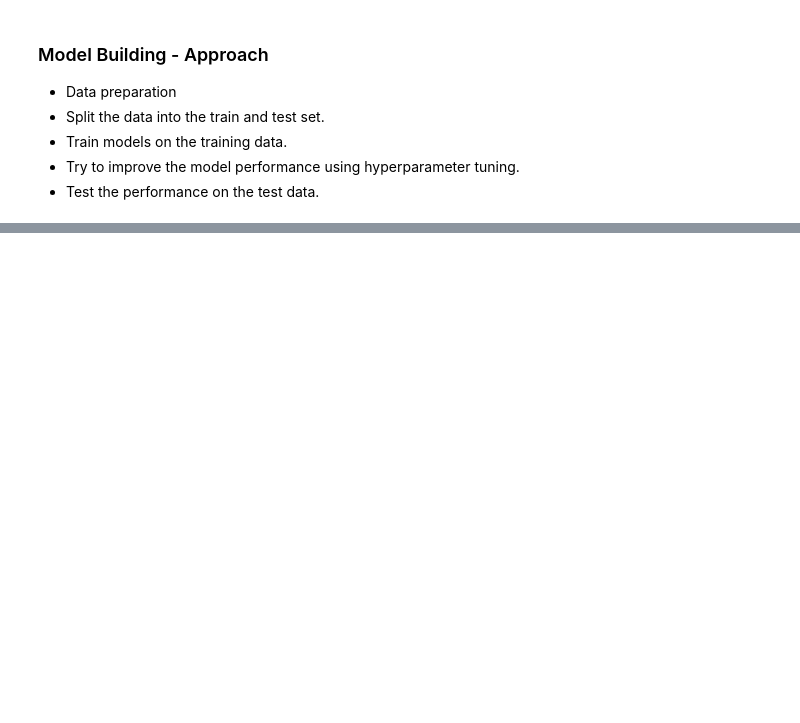
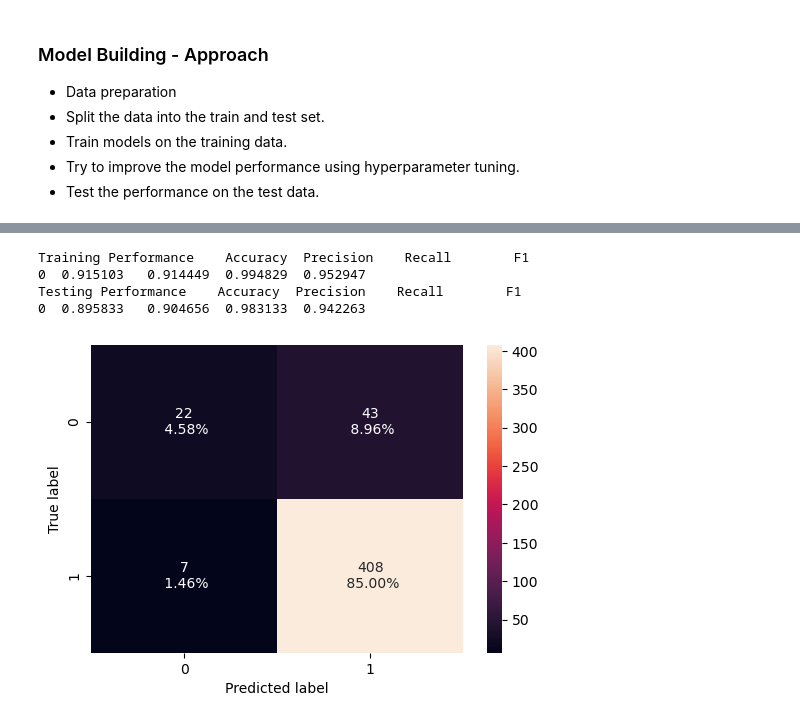
Before and after one commit to poonampal/AIML, a Jupyter notebook: Ensemble Technique/Ensemble_Boosting.ipynb, the cells around one changed output, grey strips where cells are left out. Drawn from its saved outputs; the diff is of its cells as text; code cells hidden in the pictures; blank space fills up the shorter version.

```diff
--- a/Ensemble Technique/Ensemble_Boosting.ipynb
+++ b/Ensemble Technique/Ensemble_Boosting.ipynb
@@ -122,0 +232,14 @@ df.describe()
+# %%
+dtree_estimator_model_train_perf = model_performance_classification_sklearn(dtree_estimator, X_train, y_train)
+dtree_estimator_model_test_perf = model_performance_classification_sklearn(dtree_estimator,X_test, y_test)
+
+print("Training Performance", dtree_estimator_model_train_perf)
+print("Testing Performance", dtree_estimator_model_test_perf)
+
+confusion_matrix_sklearn(dtree_estimator, X_test,y_test)
+# %% [output]
+Training Performance    Accuracy  Precision    Recall        F1
+0  0.915103   0.914449  0.994829  0.952947
+Testing Performance    Accuracy  Precision    Recall        F1
+0  0.895833   0.904656  0.983133  0.942263
+[figure, added]
```
Also changed, not shown: parts of 46 cells of this notebook.
